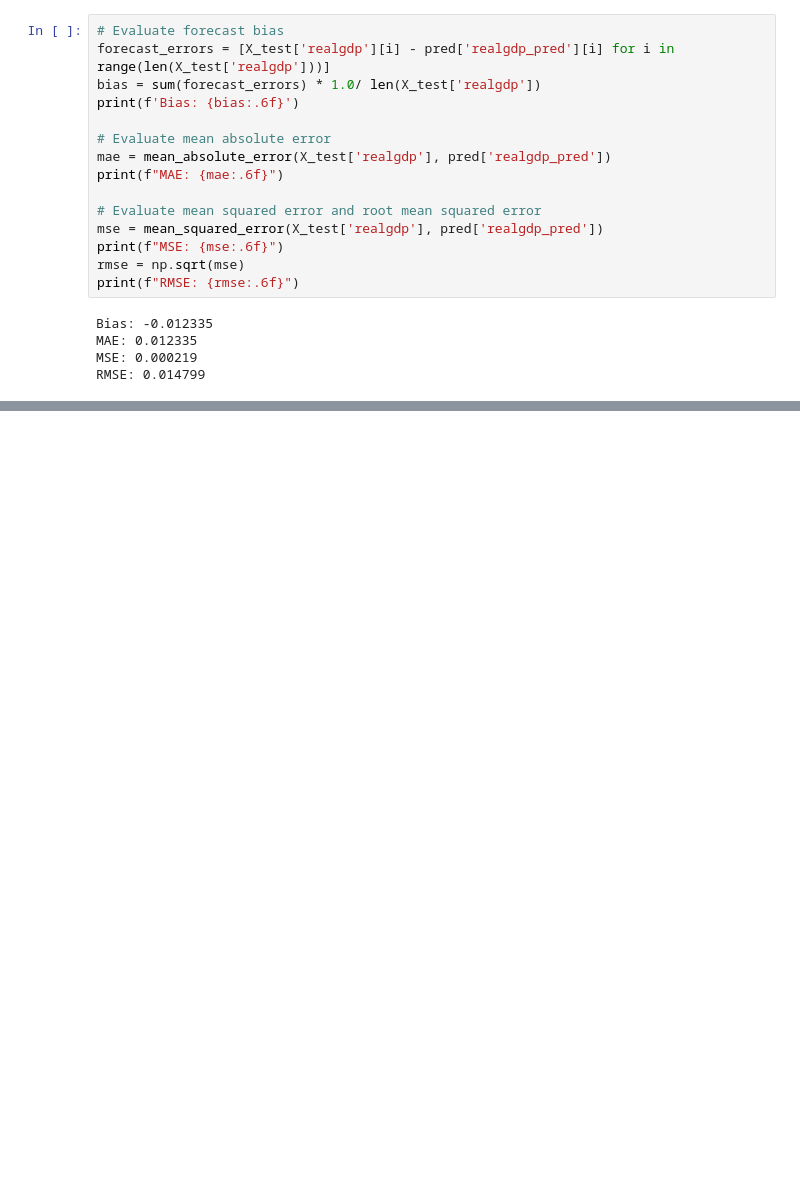
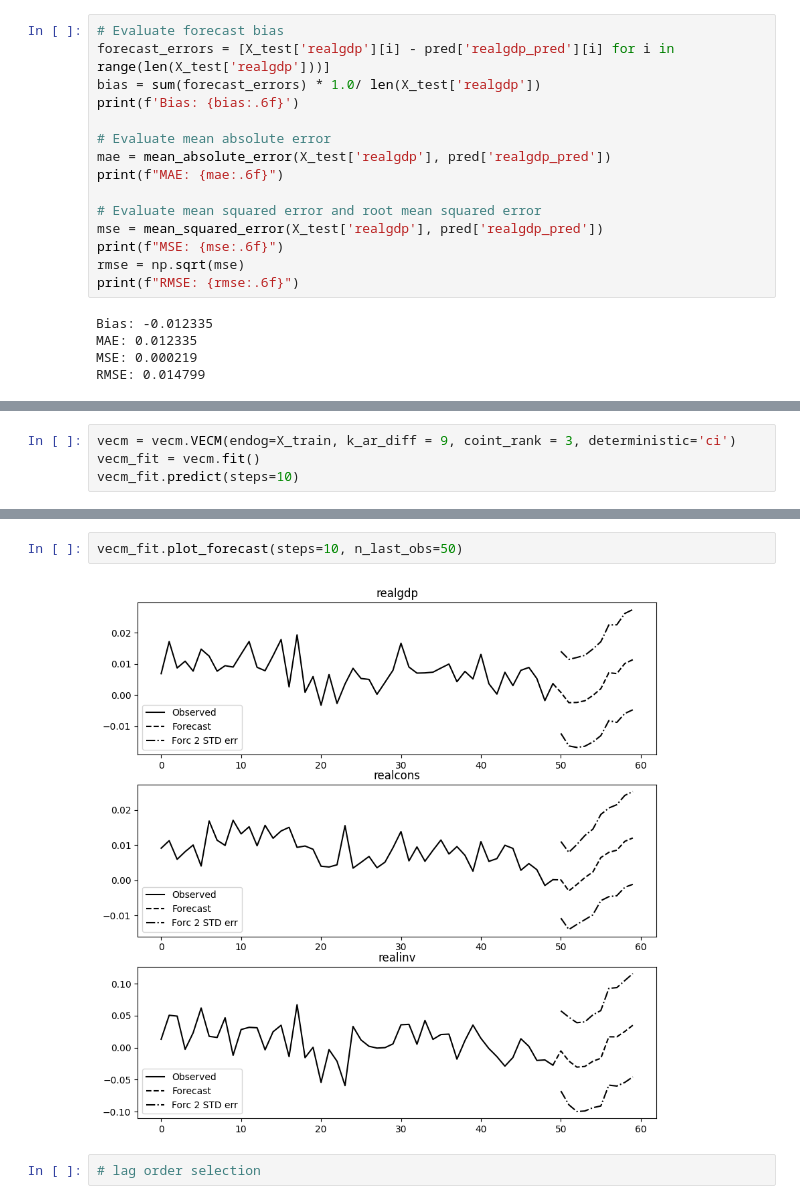
Before and after one commit to HyunsungRyu/AI_TimeSeries, a Jupyter notebook: market_pred.ipynb, the cells around one changed output, grey strips where cells are left out. Drawn from its saved outputs; the diff is of its cells as text; blank space fills up the shorter version.

```diff
--- a/market_pred.ipynb
+++ b/market_pred.ipynb
@@ -226,0 +255,4 @@ RMSE: 0.014799
+# %%
+vecm = vecm.VECM(endog=X_train, k_ar_diff = 9, coint_rank = 3, deterministic='ci')
+vecm_fit = vecm.fit()
+vecm_fit.predict(steps=10)
@@ -226,0 +314,6 @@ RMSE: 0.014799
+# %%
+vecm_fit.plot_forecast(steps=10, n_last_obs=50)
+# %% [output]
+[figure, added]
+# %%
+# lag order selection
```
Also changed, not shown: parts of 17 cells of this notebook.
